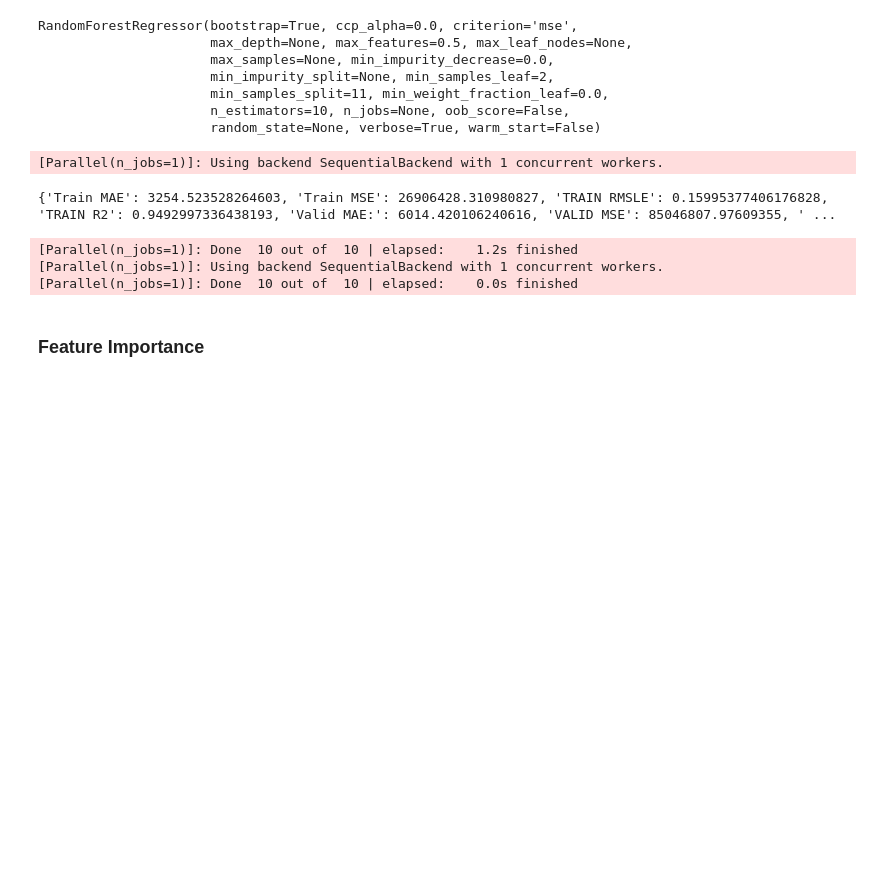
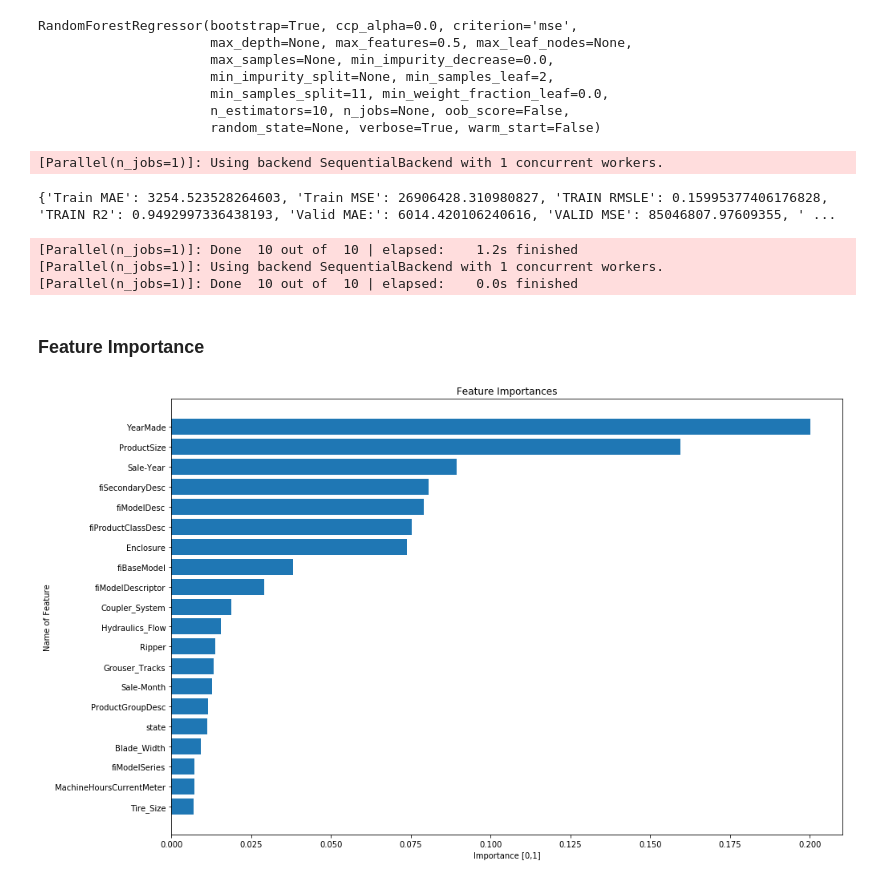
Before and after one commit to Ritsch1/Bulldozer-Prizing-Regression-Model, a Jupyter notebook: notebook/Bulldozer-Pricing-Regression-Model.ipynb, the cells around one changed output. Drawn from its saved outputs; the diff is of its cells as text; code cells hidden in the pictures; blank space fills up the shorter version.

Commit message:
Visualize feature importance of regression model

```diff
--- a/notebook/Bulldozer-Pricing-Regression-Model.ipynb
+++ b/notebook/Bulldozer-Pricing-Regression-Model.ipynb
@@ -838,3 +838,10 @@ def plot_features(features, importances, number_features_displayed=20):
            ylabel="Name of Feature")
     #Most important feature at the top
     ax.invert_yaxis()
+# %%
+#visualize the feature importance
+importances = list(final_model.feature_importances_)
+features = list(x_train.columns)
+plot_features(features, importances)
+# %% [output]
+[figure, added]
```
